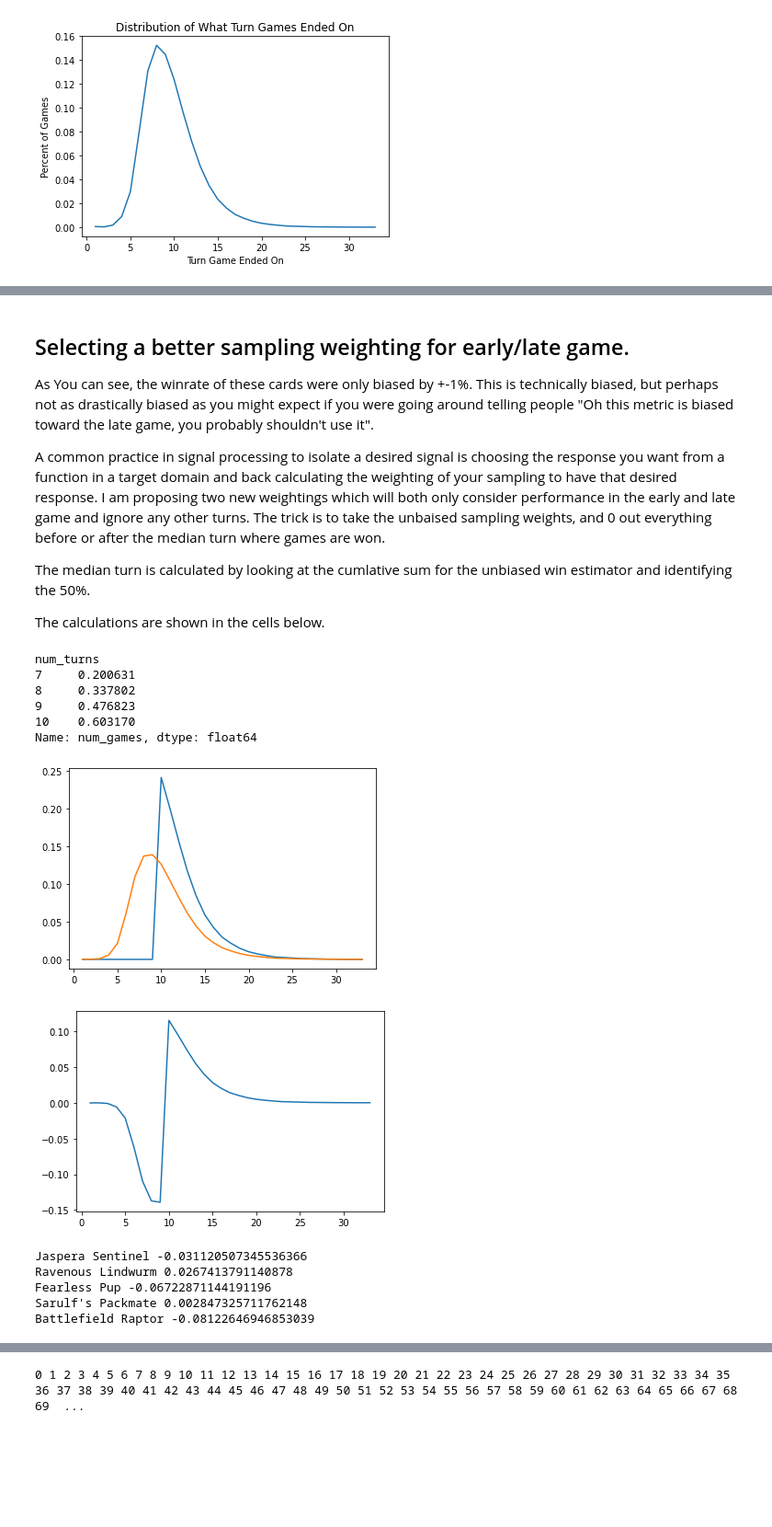
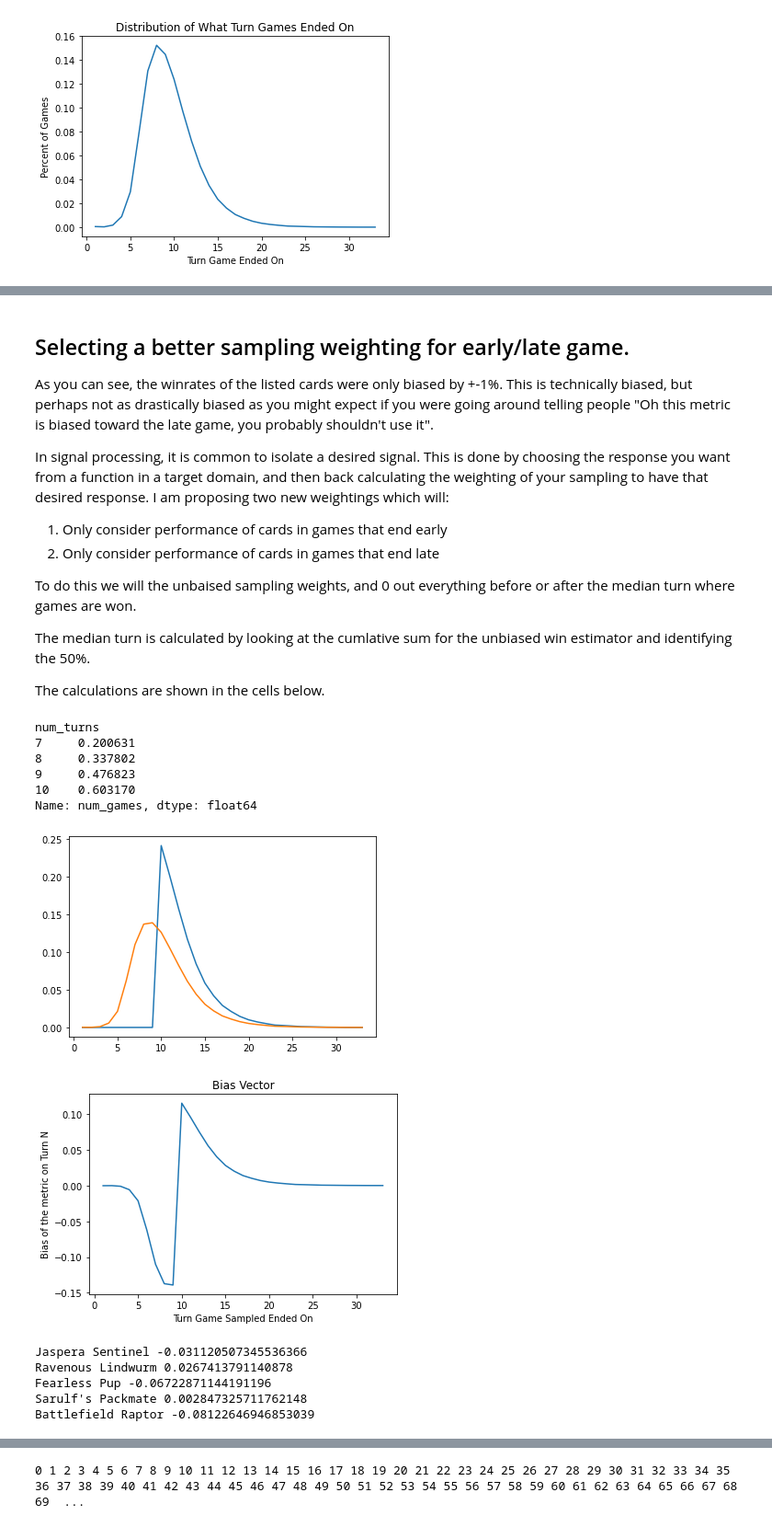
Before and after one commit to billybrickner/MTGData, a Jupyter notebook: Late and Early Game bias in MTG Data Calculations.ipynb, the cells around one changed output, grey strips where cells are left out. Shown at 92% size. Cells and saved outputs as stored; diff of their text form; code cells hidden in the pictures; blank space fills up the shorter version.

```diff
--- a/Late and Early Game bias in MTG Data Calculations.ipynb
+++ b/Late and Early Game bias in MTG Data Calculations.ipynb
@@ -297,9 +302,14 @@ Sarulf's Packmate 0.00022905980344363046
 Battlefield Raptor -0.012467627780046899
 # %% [markdown]
 ## Selecting a better sampling weighting for early/late game.
-As You can see, the winrate of these cards were only biased by +-1%. This is technically biased, but perhaps not as drastically biased as you might expect if you were going around telling people "Oh this metric is biased toward the late game, you probably shouldn't use it".
+As you can see, the winrates of the listed cards were only biased by +-1%. This is technically biased, but perhaps not as drastically biased as you might expect if you were going around telling people "Oh this metric is biased toward the late game, you probably shouldn't use it".
 
-A common practice in signal processing to isolate a desired signal is choosing the response you want from a function in a target domain and back calculating the weighting of your sampling to have that desired response. I am proposing two new weightings which will both only consider performance in the early and late game and ignore any other turns. The trick is to take the unbaised sampling weights, and 0 out everything before or after the median turn where games are won.
+In signal processing, it is common to isolate a desired signal. This is done by choosing the response you want from a function in a target domain, and then back calculating the weighting of your sampling to have that desired response. I am proposing two new weightings which will:
+1. Only consider performance of cards in games that end early
+1. Only consider performance of cards in games that end late
+
+
+To do this we will the unbaised sampling weights, and 0 out everything before or after the median turn where games are won.
 
 The median turn is calculated by looking at the cumlative sum for the unbiased win estimator and identifying the 50%.
 
@@ -318,25 +328,29 @@ Name: num_games, dtype: float64
 # %%
 # Late Game Biased Estimator
 late_game_bias = unbiased_winrate*(median_turn>0.48)
 late_game_bias = late_game_bias/sum(late_game_bias)
 graphs = [plt.plot(late_game_bias, label="Biased Sampling Rate"),\
          plt.plot(unbiased_winrate,label="Unbiased Sampling Rate")]
+
 plt.show()
 
 # Plot of B
 bias = late_game_bias - unbiased_winrate
 plt.plot(bias)
+plt.title('Bias Vector')
+plt.ylabel('Bias of the metric on Turn N')
+plt.xlabel("Turn Game Sampled Ended On")
 plt.show()
 
 # Since the bias of a winrate metric for a particular card is \vec{B} * \vec{W} we will calculate the
 # bias of the proposed winrate for the same cards we graphed above
 for card in card_list:
     winrate = data_grouped_by_turn_count["ihw_"+card].to_numpy()\
                 /(data_grouped_by_turn_count["in_hand_"+card].to_numpy() + 0.000000001) # Divide by Zero Bugfix
     print(card, np.dot(bias,winrate))
 # %% [output]
 [figure]
-[figure, old version]
+[figure, new version]
 Jaspera Sentinel -0.031120507345536366
 Ravenous Lindwurm 0.0267413791140878
 Fearless Pup -0.06722871144191196
```
Also changed, not shown: parts of 11 cells of this notebook.
